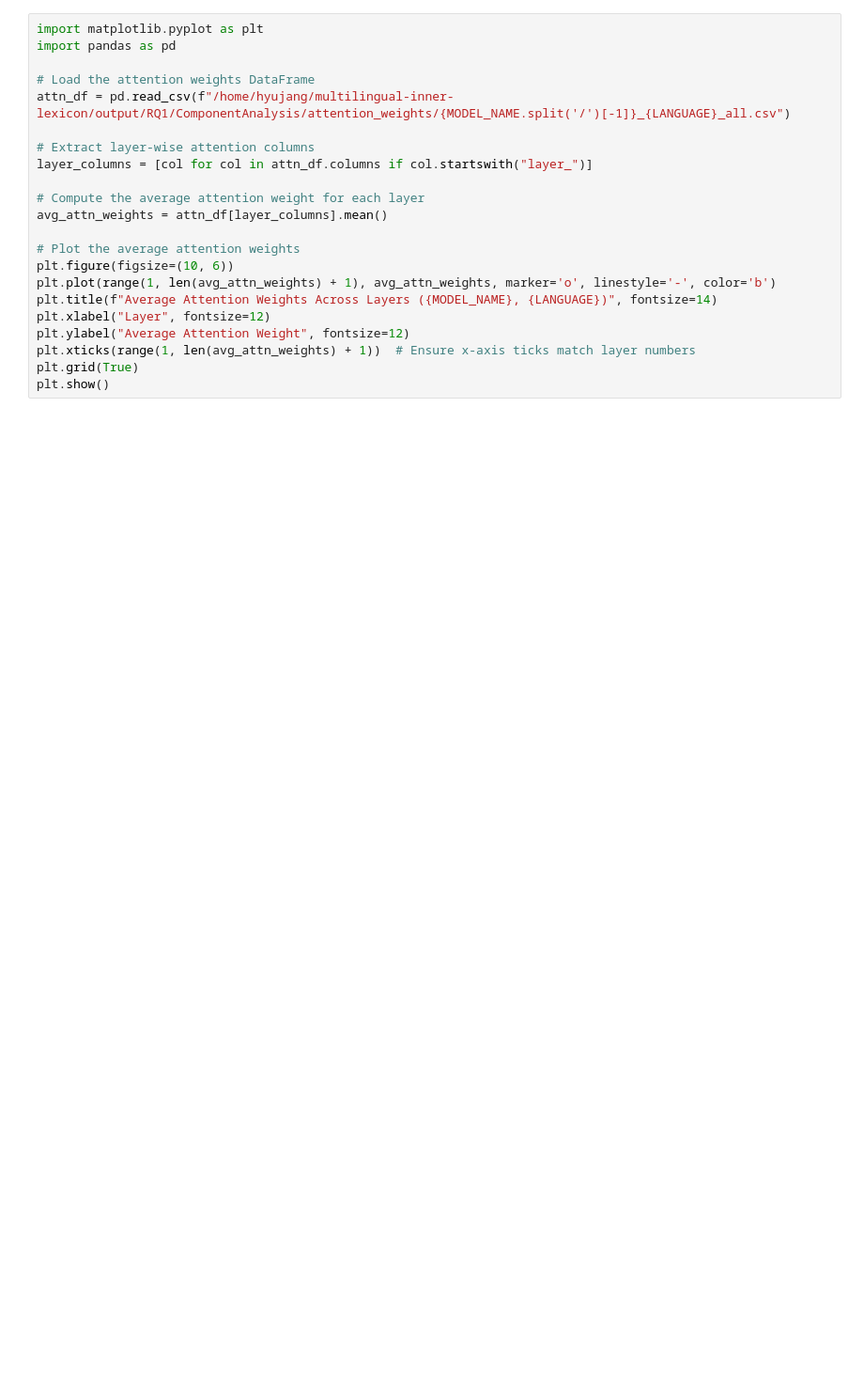
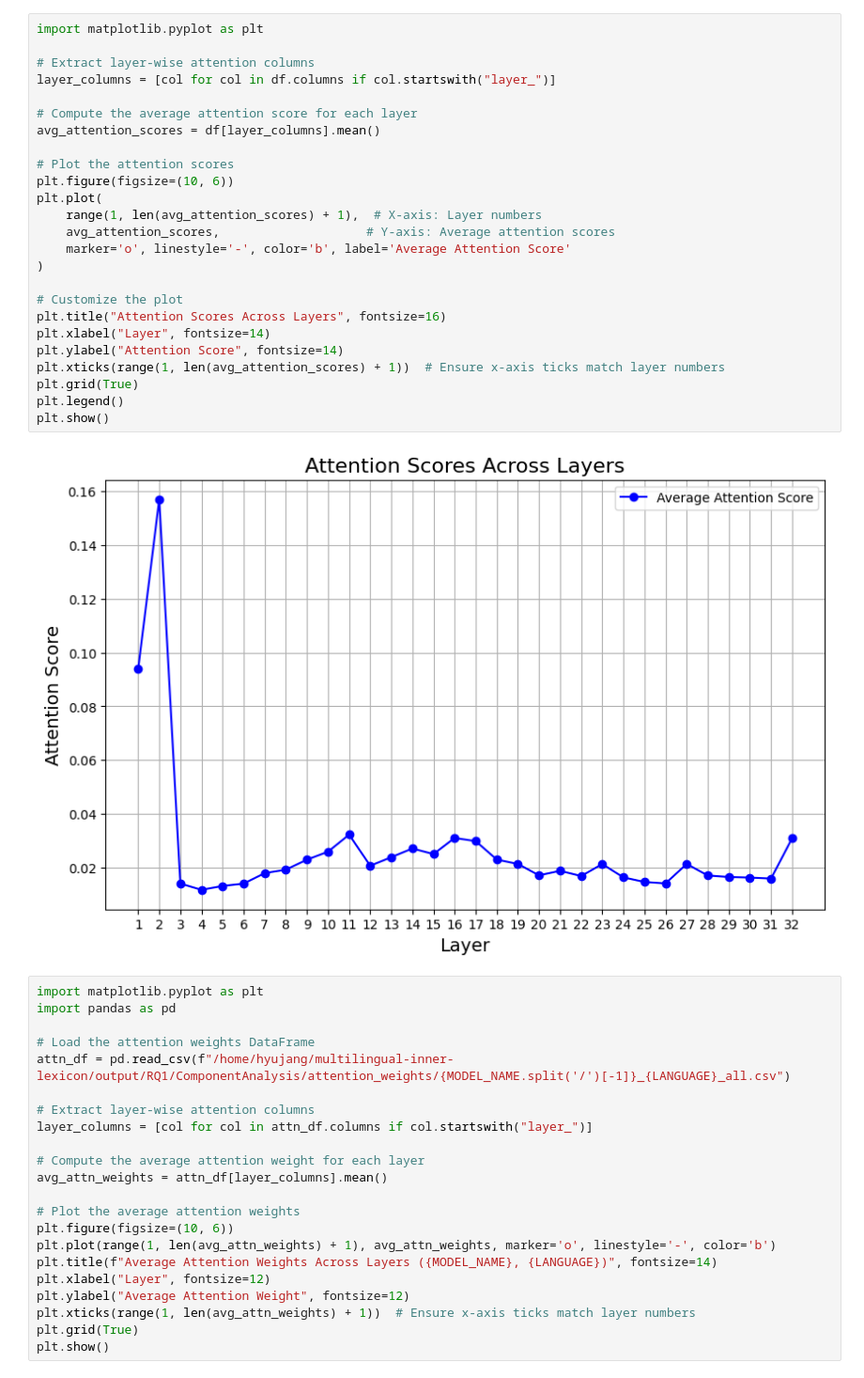
Before and after one commit to hjjjang/multilingual-inner-lexicon, a Jupyter notebook: RQ1/ComponentAnalysis/attention_weights_analysis.ipynb, the cells around one changed output. Shown at 94% size. Cells and saved outputs as stored; diff of their text form; blank space fills up the shorter version.

```diff
--- a/RQ1/ComponentAnalysis/attention_weights_analysis.ipynb
+++ b/RQ1/ComponentAnalysis/attention_weights_analysis.ipynb
@@ -30,3 +266,30 @@ File: /home/hyujang/multilingual-inner-lexicon/output/RQ1/ComponentAnalysis/atte
+# %%
+import matplotlib.pyplot as plt
+
+# Extract layer-wise attention columns
+layer_columns = [col for col in df.columns if col.startswith("layer_")]
+
+# Compute the average attention score for each layer
+avg_attention_scores = df[layer_columns].mean()
+
+# Plot the attention scores
+plt.figure(figsize=(10, 6))
+plt.plot(
+    range(1, len(avg_attention_scores) + 1),  # X-axis: Layer numbers
+    avg_attention_scores,                    # Y-axis: Average attention scores
+    marker='o', linestyle='-', color='b', label='Average Attention Score'
+)
+
+# Customize the plot
+plt.title("Attention Scores Across Layers", fontsize=16)
+plt.xlabel("Layer", fontsize=14)
+plt.ylabel("Attention Score", fontsize=14)
+plt.xticks(range(1, len(avg_attention_scores) + 1))  # Ensure x-axis ticks match layer numbers
+plt.grid(True)
+plt.legend()
+plt.show()
+# %% [output]
+[figure, added]
 # %%
 import matplotlib.pyplot as plt
 import pandas as pd
```
Also changed, not shown: parts of 7 cells of this notebook, 8 other files.
